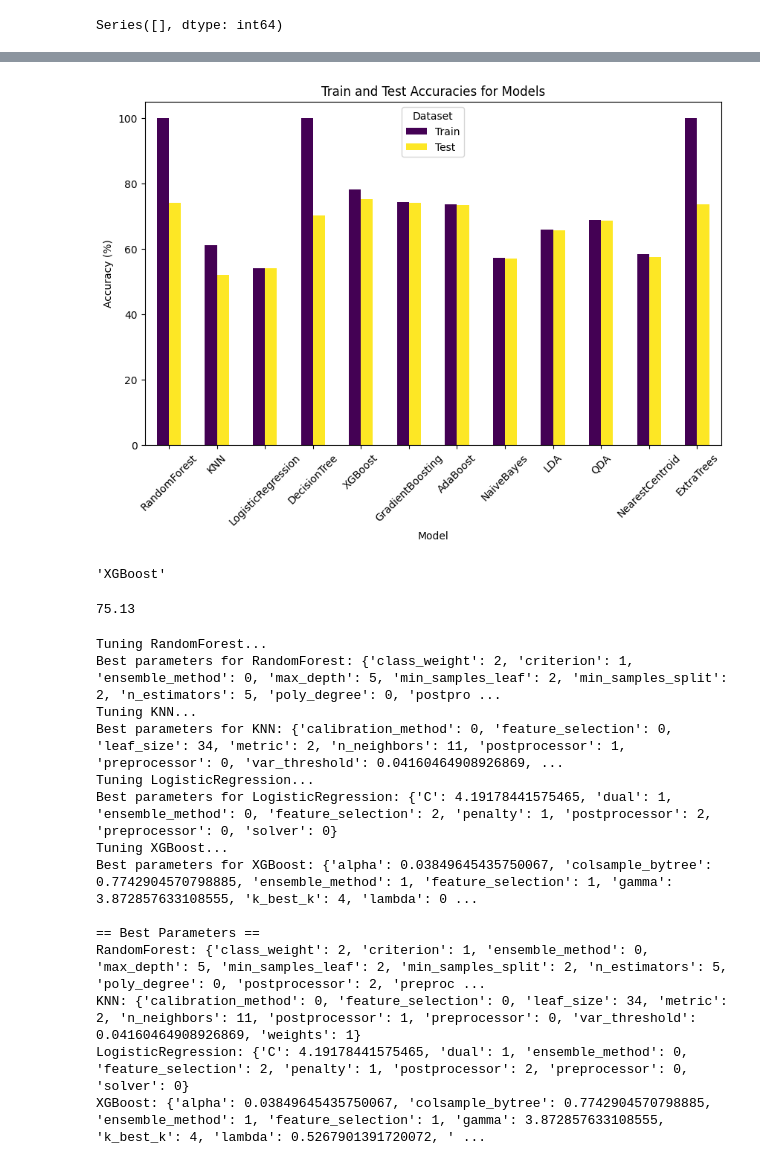
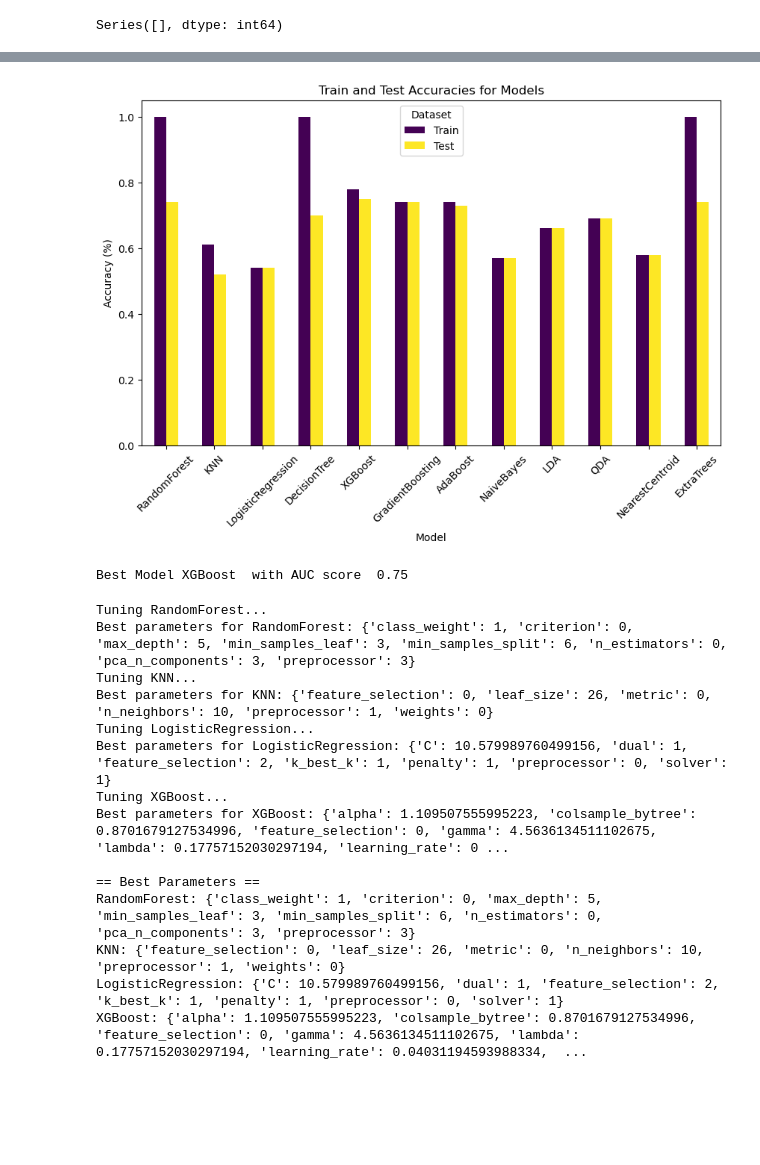
Before and after one commit to ali-609/LTAT.02.023_Project1, a Jupyter notebook: Project_1.ipynb, the cells around one changed output, grey strips where cells are left out. Cells and saved outputs as stored; diff of their text form; code cells hidden in the pictures; blank space fills up the shorter version.

```diff
--- a/Project_1.ipynb
+++ b/Project_1.ipynb
@@ -150,13 +188,13 @@ for model_name, model_class in models.items():
 
     # Evaluate on Test data
     y_pred_test = model.predict(X_test)
-    acc_test = roc_auc_score(y_test, y_pred_test) * 100
+    acc_test = roc_auc_score(y_test, y_pred_test)
     accuracies['Test'][model_name] = round(acc_test, 2)
     cm_test = confusion_matrix(y_test, y_pred_test)
 
     # Evaluate on Train data
     y_pred_train = model.predict(X_train)
-    acc_train = roc_auc_score(y_train, y_pred_train) * 100
+    acc_train = roc_auc_score(y_train, y_pred_train)
     accuracies['Train'][model_name] = round(acc_train, 2)
     cm_train = confusion_matrix(y_train, y_pred_train)
 
@@ -166,42 +204,39 @@ for model_name, model_class in models.items():
 
     # Plot Confusion Matrix for Test Data
     # plt.figure(figsize=(8, 6))
     # sns.heatmap(pd.DataFrame(cm_test, index=np.unique(y_test), columns=np.unique(y_test)),
     #             annot=True, fmt='g', cmap='Blues')
     # plt.title(f'{model_name} - Test Confusion Matrix')
     # plt.xlabel('Predicted')
     # plt.ylabel('Actual')
     # plt.show()
 
 # Plotting Model Accuracies
 accuracy_df = pd.DataFrame(accuracies)
 accuracy_df.plot(kind='bar', figsize=(10, 6), colormap='viridis')
 plt.title('Train and Test Accuracies for Models')
 plt.xlabel('Model')
 plt.ylabel('Accuracy (%)')
 plt.xticks(rotation=45)
 plt.legend(title='Dataset')
 plt.show()
 
 # # Plotting False Negative Metrics
 # precision_df = pd.DataFrame(precisions)
 # precision_df.plot(kind='bar', figsize=(10, 6), colormap='coolwarm')
 # plt.title('False Negative Counts (Predicted False while Real is True)')
 # plt.xlabel('Model')
 # plt.ylabel('Count')
 # plt.xticks(rotation=45)
 # plt.legend(title='Dataset')
 # plt.show()
 # %% [output]
-[figure, old version]
+[figure, new version]
-# %%
-max(accuracies['Test'])
-# %% [output]
-'XGBoost'
-# %%
-accuracies['Test'][max(accuracies['Test'])]
-# %% [output]
-75.13
+# %%
+print("Best Model",max(accuracies['Test']), " with AUC score ",accuracies['Test'][max(accuracies['Test'])])
+baseline=models[max(accuracies['Test'])]()
+# %% [output]
+Best Model XGBoost  with AUC score  0.75
 # %%
 from sklearn.pipeline import Pipeline
 from sklearn.preprocessing import StandardScaler, MinMaxScaler, PolynomialFeatures
@@ -222,7 +257,7 @@ from sklearn.metrics import accuracy_score, f1_score, roc_auc_score
 feature_selection_options = [
     None,
     {'type': 'variance_threshold', 'params': {'threshold': hp.uniform('var_threshold', 0.0, 0.2)}},
-    {'type': 'select_k_best', 'params': {'k': hp.choice('k_best_k', range(5, 21))}}
+    {'type': 'select_k_best', 'params': {'k': hp.choice('k_best_k', range(5, 15))}}
 ]
 
 # Define preprocessor options
@@ -238,12 +273,6 @@ preprocessor_options = [
     }}
 ]
 
-# Define postprocessor options
-postprocessor_space = [
-    None,
-    {'type': 'calibration', 'params': {'method': hp.choice('calibration_method', ['sigmoid', 'isotonic'])}},
-    {'type': 'ensemble', 'params': {'method': hp.choice('ensemble_method', ['bagging', 'boosting'])}}
-]
 
 # Define search space for models
 search_spaces = {
@@ -255,13 +284,11 @@ search_spaces = {
         'min_samples_split': hp.choice('min_samples_split', range(2, 10)),
         'min_samples_leaf': hp.choice('min_samples_leaf', range(1, 5)),
         'class_weight': hp.choice('class_weight', [None, 'balanced', 'balanced_subsample']),
-        'random_state': 0,
-        'postprocessor': hp.choice('postprocessor', postprocessor_space)
+        'random_state': 0
     },
     'KNN': {
         'feature_selection': hp.choice('feature_selection', feature_selection_options),
         'preprocessor': hp.choice('preprocessor', preprocessor_options),
-        'postprocessor': hp.choice('postprocessor', postprocessor_space),
         'n_neighbors': hp.choice('n_neighbors', range(3, 20)),
         'weights': hp.choice('weights', ['uniform', 'distance']),
         'metric': hp.choice('metric', ['euclidean', 'manhattan', 'chebyshev', 'minkowski']),
@@ -270,7 +297,6 @@ search_spaces = {
     'LogisticRegression': {
         'feature_selection': hp.choice('feature_selection', feature_selection_options),
         'preprocessor': hp.choice('preprocessor', preprocessor_options),
-        'postprocessor': hp.choice('postprocessor', postprocessor_space),
         'C': hp.loguniform('C', np.log(0.001), np.log(100)),
         'penalty': hp.choice('penalty', ['l1', 'l2']),
         'solver': hp.choice('solver', ['liblinear', 'saga']),
@@ -280,7 +306,6 @@ search_spaces = {
     'XGBoost': {
         'feature_selection': hp.choice('feature_selection', feature_selection_options),
         'preprocessor': hp.choice('preprocessor', preprocessor_options),
-        'postprocessor': hp.choice('postprocessor', postprocessor_space),
         'max_depth': hp.choice('max_depth', range(3, 10)),
         'learning_rate': hp.loguniform('learning_rate', np.log(0.01), np.log(0.3)),
         'n_estimators': hp.choice('n_estimators', range(50, 300, 50)),
@@ -338,17 +363,6 @@ def objective(params, model_name, X_train, y_train, X_test, y_test, scoring='roc
         pipeline.fit(X_train, y_train)
         y_pred = pipeline.predict(X_test)
 
-        # Apply postprocessor
-        if postprocessor_config:
-            if postprocessor_config['type'] == 'threshold_tuning':
-                threshold = postprocessor_config['params']['threshold']
-                y_pred = (pipeline.predict_proba(X_test)[:, 1] > threshold).astype(int)
-            elif postprocessor_config['type'] == 'calibration':
-                # Add calibration logic
-                pass
-            elif postprocessor_config['type'] == 'ensemble':
-                # Add ensemble logic
-                pass
 
         # Calculate score
         if scoring == 'accuracy':
@@ -356,7 +370,7 @@ def objective(params, model_name, X_train, y_train, X_test, y_test, scoring='roc
         elif scoring == 'f1':
             score = f1_score(y_test, y_pred)
         elif scoring == 'roc_auc' and hasattr(pipeline, "predict_proba"):
-            score = roc_auc_score(y_test, pipeline.predict_proba(X_test)[:, 1])
+            score = roc_auc_score(y_test, pipeline.predict(X_test))
         else:
             score = accuracy_score(y_test, y_pred)
     except Exception as e:
@@ -388,17 +402,17 @@ for model, params in best_params.items():
     print(f"{model}: {params}")
 # %% [output]
 Tuning RandomForest...
-Best parameters for RandomForest: {'class_weight': 2, 'criterion': 1, 'ensemble_method': 0, 'max_depth': 5, 'min_samples_leaf': 2, 'min_samples_split': 2, 'n_estimators': 5, 'poly_degree': 0, 'postpro ...
+Best parameters for RandomForest: {'class_weight': 1, 'criterion': 0, 'max_depth': 5, 'min_samples_leaf': 3, 'min_samples_split': 6, 'n_estimators': 0, 'pca_n_components': 3, 'preprocessor': 3}
 Tuning KNN...
-Best parameters for KNN: {'calibration_method': 0, 'feature_selection': 0, 'leaf_size': 34, 'metric': 2, 'n_neighbors': 11, 'postprocessor': 1, 'preprocessor': 0, 'var_threshold': 0.04160464908926869, ...
+Best parameters for KNN: {'feature_selection': 0, 'leaf_size': 26, 'metric': 0, 'n_neighbors': 10, 'preprocessor': 1, 'weights': 0}
 Tuning LogisticRegression...
-Best parameters for LogisticRegression: {'C': 4.19178441575465, 'dual': 1, 'ensemble_method': 0, 'feature_selection': 2, 'penalty': 1, 'postprocessor': 2, 'preprocessor': 0, 'solver': 0}
+Best parameters for LogisticRegression: {'C': 10.579989760499156, 'dual': 1, 'feature_selection': 2, 'k_best_k': 1, 'penalty': 1, 'preprocessor': 0, 'solver': 1}
 Tuning XGBoost...
-Best parameters for XGBoost: {'alpha': 0.03849645435750067, 'colsample_bytree': 0.7742904570798885, 'ensemble_method': 1, 'feature_selection': 1, 'gamma': 3.872857633108555, 'k_best_k': 4, 'lambda': 0 ...
+Best parameters for XGBoost: {'alpha': 1.109507555995223, 'colsample_bytree': 0.8701679127534996, 'feature_selection': 0, 'gamma': 4.5636134511102675, 'lambda': 0.17757152030297194, 'learning_rate': 0 ...
 
 == Best Parameters ==
-RandomForest: {'class_weight': 2, 'criterion': 1, 'ensemble_method': 0, 'max_depth': 5, 'min_samples_leaf': 2, 'min_samples_split': 2, 'n_estimators': 5, 'poly_degree': 0, 'postprocessor': 2, 'preproc ...
-KNN: {'calibration_method': 0, 'feature_selection': 0, 'leaf_size': 34, 'metric': 2, 'n_neighbors': 11, 'postprocessor': 1, 'preprocessor': 0, 'var_threshold': 0.04160464908926869, 'weights': 1}
-LogisticRegression: {'C': 4.19178441575465, 'dual': 1, 'ensemble_method': 0, 'feature_selection': 2, 'penalty': 1, 'postprocessor': 2, 'preprocessor': 0, 'solver': 0}
-XGBoost: {'alpha': 0.03849645435750067, 'colsample_bytree': 0.7742904570798885, 'ensemble_method': 1, 'feature_selection': 1, 'gamma': 3.872857633108555, 'k_best_k': 4, 'lambda': 0.5267901391720072, ' ...
+RandomForest: {'class_weight': 1, 'criterion': 0, 'max_depth': 5, 'min_samples_leaf': 3, 'min_samples_split': 6, 'n_estimators': 0, 'pca_n_components': 3, 'preprocessor': 3}
+KNN: {'feature_selection': 0, 'leaf_size': 26, 'metric': 0, 'n_neighbors': 10, 'preprocessor': 1, 'weights': 0}
+LogisticRegression: {'C': 10.579989760499156, 'dual': 1, 'feature_selection': 2, 'k_best_k': 1, 'penalty': 1, 'preprocessor': 0, 'solver': 1}
+XGBoost: {'alpha': 1.109507555995223, 'colsample_bytree': 0.8701679127534996, 'feature_selection': 0, 'gamma': 4.5636134511102675, 'lambda': 0.17757152030297194, 'learning_rate': 0.04031194593988334,  ...
 # %%
```
Also changed, not shown: parts of 9 cells of this notebook.
